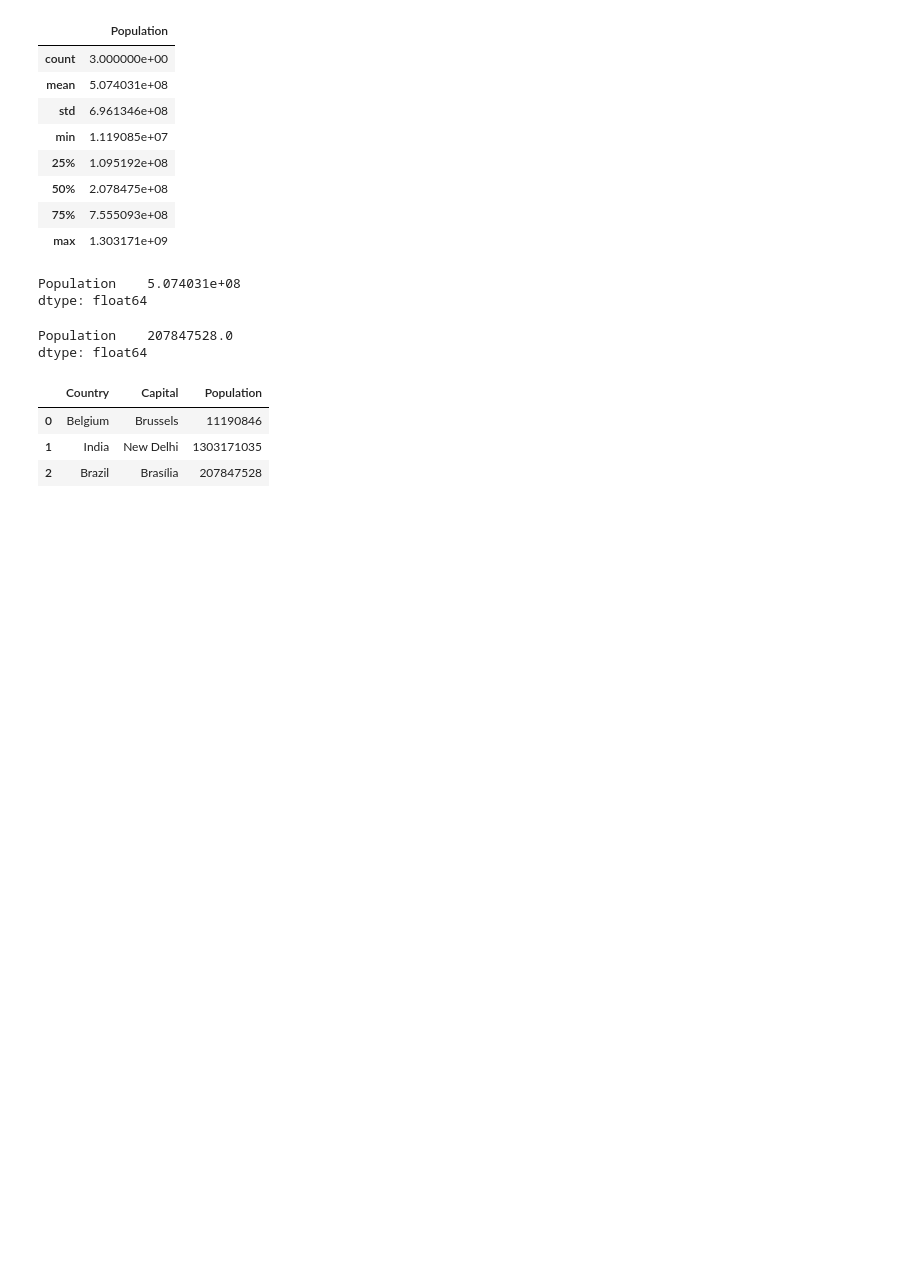
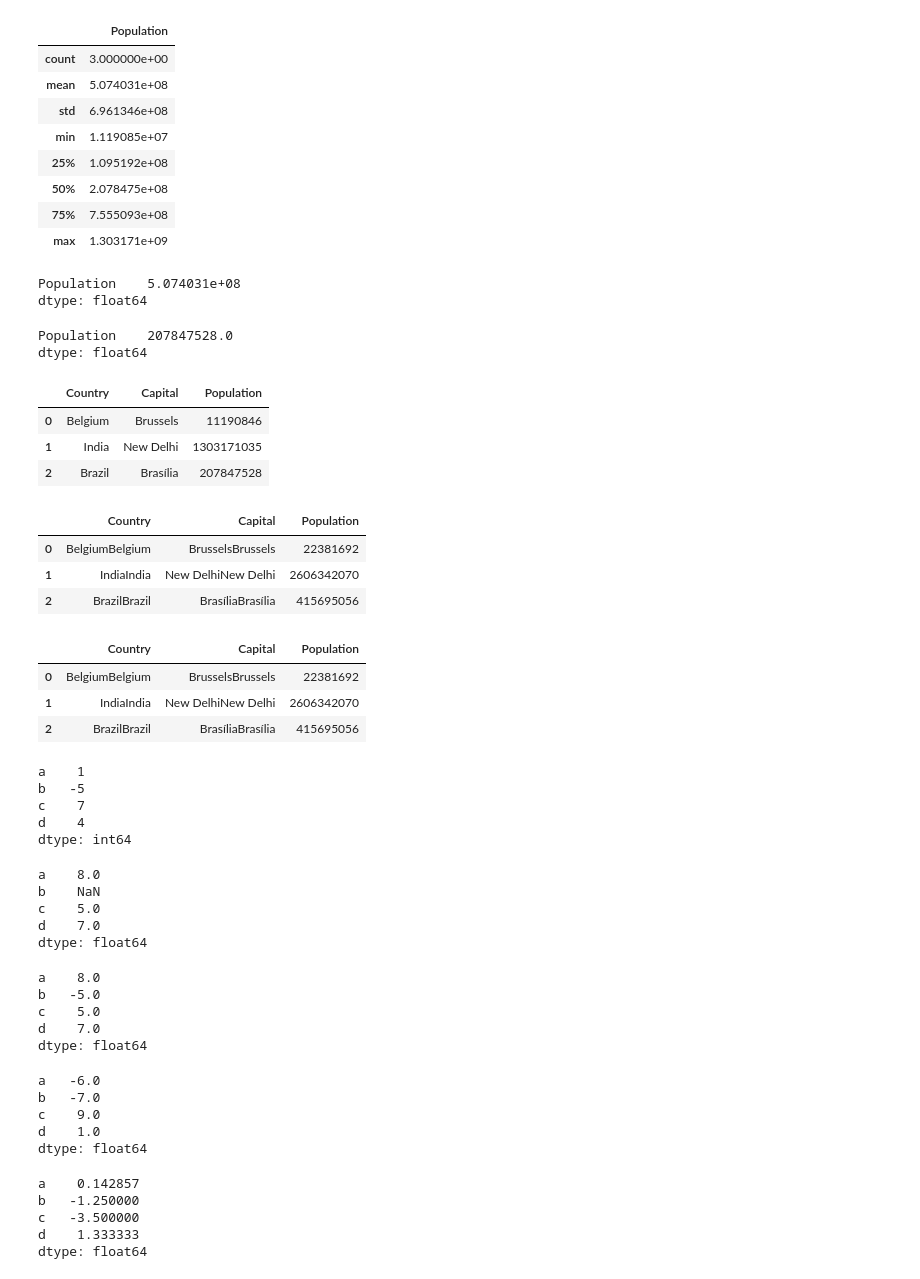
Before and after one commit to alexunjm/pandas-py, a Jupyter notebook: Ejemplo de uso.ipynb, the cells around one changed output. Cells and saved outputs as stored; diff of their text form; code cells hidden in the pictures; blank space fills up the shorter version.

Commit message:
series math ops

```diff
--- a/Ejemplo de uso.ipynb
+++ b/Ejemplo de uso.ipynb
@@ -304,3 +304,60 @@ df
 | 0 | Belgium | Brussels | 11190846 |
 | 1 | India | New Delhi | 1303171035 |
 | 2 | Brazil | Brasília | 207847528 |
+# %%
+xAlCuadrado = lambda x: x*2
+# %%
+df.apply(xAlCuadrado) # Apply function
+# %% [output]
+|  | Country | Capital | Population |
+| 0 | BelgiumBelgium | BrusselsBrussels | 22381692 |
+| 1 | IndiaIndia | New DelhiNew Delhi | 2606342070 |
+| 2 | BrazilBrazil | BrasíliaBrasília | 415695056 |
+# %%
+df.applymap(xAlCuadrado) # Apply function element-wise
+# %% [output]
+|  | Country | Capital | Population |
+| 0 | BelgiumBelgium | BrusselsBrussels | 22381692 |
+| 1 | IndiaIndia | New DelhiNew Delhi | 2606342070 |
+| 2 | BrazilBrazil | BrasíliaBrasília | 415695056 |
+# %%
+s
+# %% [output]
+a    1
+b   -5
+c    7
+d    4
+dtype: int64
+# %%
+s3 = pd.Series([7, -2, 3], index=['a', 'c', 'd'])
+s + s3
+# %% [output]
+a    8.0
+b    NaN
+c    5.0
+d    7.0
+dtype: float64
+# %%
+s.add(s3, fill_value=0)
+# %% [output]
+a    8.0
+b   -5.0
+c    5.0
+d    7.0
+dtype: float64
+# %%
+s.sub(s3, fill_value=2)
+# %% [output]
+a   -6.0
+b   -7.0
+c    9.0
+d    1.0
+dtype: float64
+# %%
+s.div(s3, fill_value=4)
+# %% [output]
+a    0.142857
+b   -1.250000
+c   -3.500000
+d    1.333333
+dtype: float64
```
Also changed, not shown: parts of 1 cell of this notebook.
